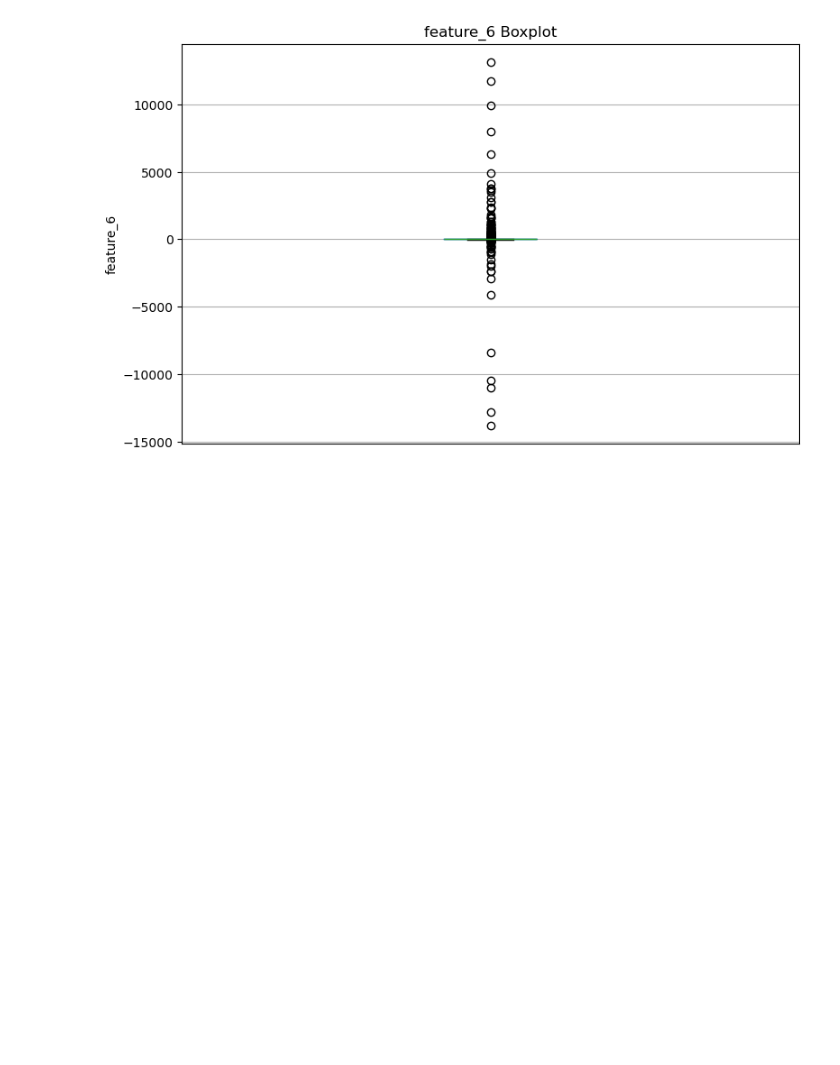
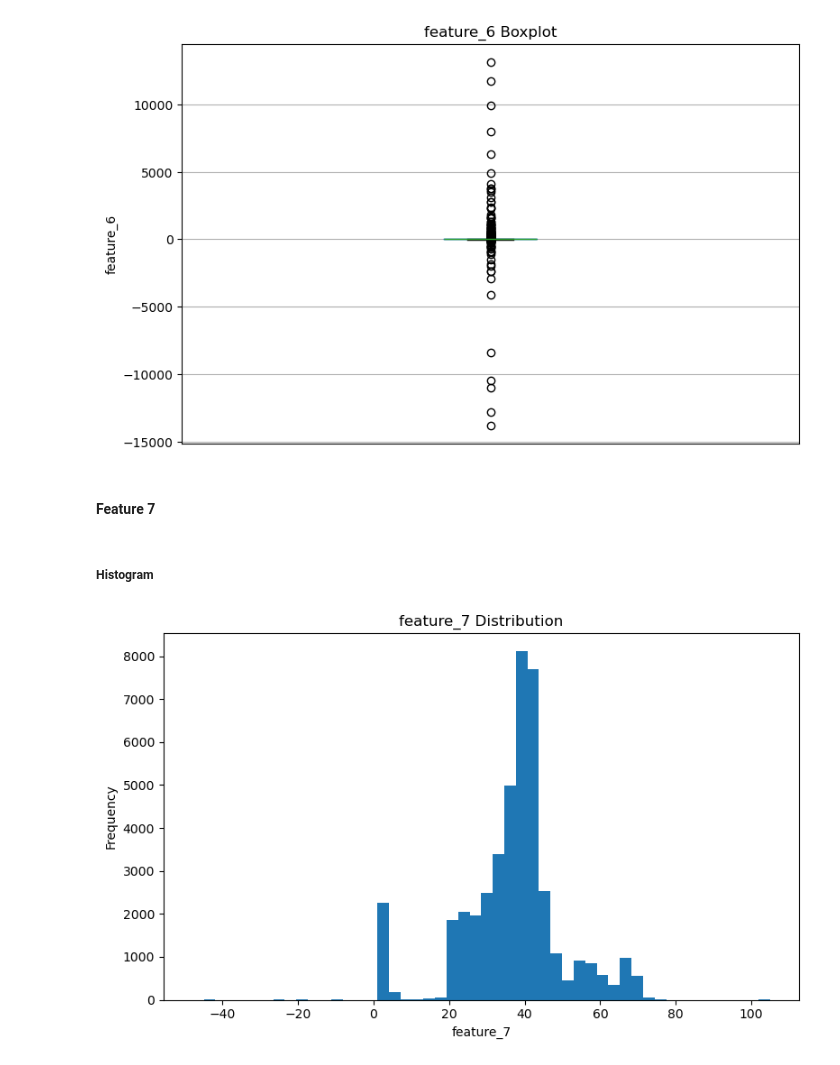
Before and after one commit to Daniyaliranmehr/Neural-Network-Training-Techniques, a Jupyter notebook: notebooks/01_data_preparation.ipynb, the cells around one changed output. Cells and saved outputs as stored; diff of their text form; code cells hidden in the pictures; blank space fills up the shorter version.

```diff
--- a/notebooks/01_data_preparation.ipynb
+++ b/notebooks/01_data_preparation.ipynb
@@ -187,3 +187,11 @@ visualization.plot_histogram(df, column='feature_6', save_path='../assets')
 visualization.plot_boxplot(df, column='feature_6', save_path='../assets/')
 # %% [output]
 [figure]
+# %% [markdown]
+#### Feature 7
+# %% [markdown]
+##### Histogram
+# %%
+visualization.plot_histogram(df, column='feature_7', save_path='../assets')
+# %% [output]
+[figure, added]
```
Also changed, not shown: parts of 2 cells of this notebook, 3 other files.
